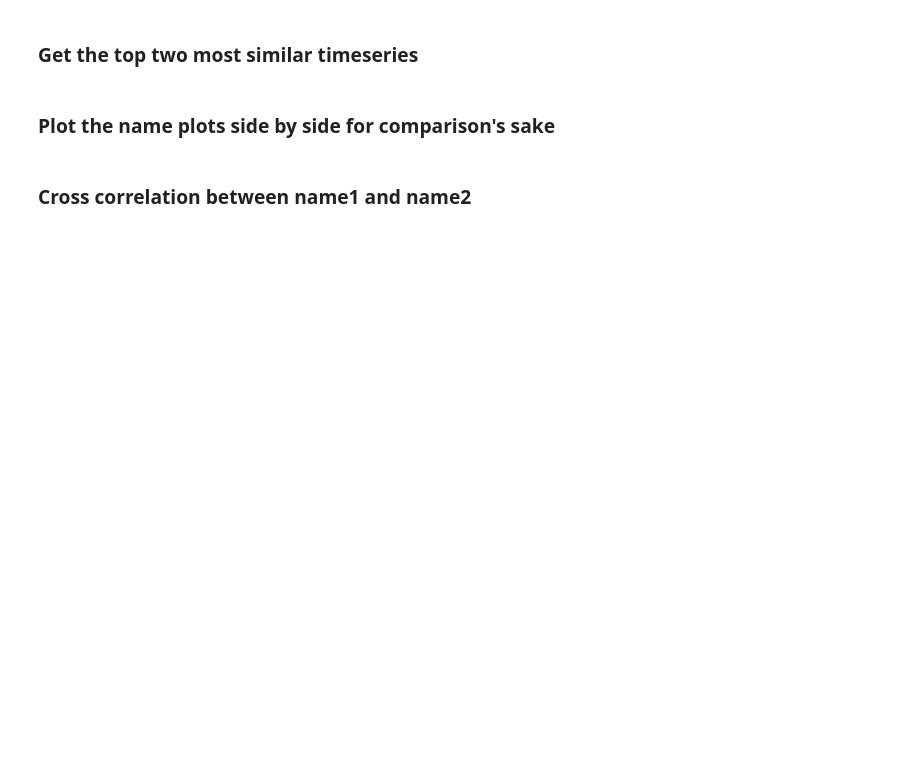
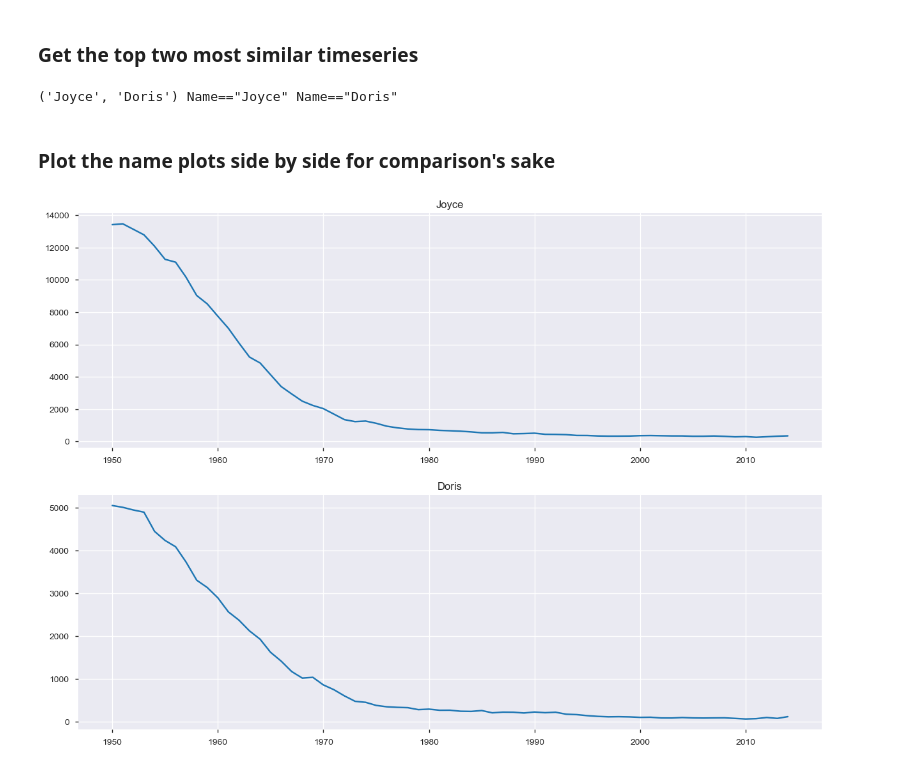
Before and after one commit to dmoore247/learning, a Jupyter notebook: Baby Name Analysis.ipynb, the cells around one changed output. Drawn from its saved outputs; the diff is of its cells as text; code cells hidden in the pictures; blank space fills up the shorter version.

```diff
--- a/Baby Name Analysis.ipynb
+++ b/Baby Name Analysis.ipynb
@@ -178,22 +287,24 @@ index=0 # top name pair
 names = (so.index[index][0], so.index[index][2])
 f1 = 'Name=="' + names[0] + '"'
 f2 = 'Name=="' + names[1] + '"'
-print names, f1, f2
+print (names, f1, f2)
 y1 = df.query(f1)[['Year', 'Count']].groupby('Year').sum()
 y2 = df.query(f2)[['Year', 'Count']].groupby('Year').sum()
+# %% [output]
+('Joyce', 'Doris') Name=="Joyce" Name=="Doris"
 # %% [markdown]
 ### Plot the name plots side by side for comparison's sake
 # %%
 #Plot the two time series
 size=15
 fig, ax = plt.subplots(2, 1, sharex='col', figsize=(size, size*.7))
 
 plt.subplot(2,1,1)
-plt.plot(y1.unstack())
-plt.title(so.index[index][0])
+plt.plot(y1)
+plt.title(str(so.index[index][0]))
 plt.subplot(2,1,2)
-plt.plot(y2.unstack())
+plt.plot(y2)
 plt.title(so.index[index][2])
 plt.show()
+# %% [output]
+[figure, added]
-# %% [markdown]
-### Cross correlation between name1 and name2
```
Also changed, not shown: parts of 17 cells of this notebook, 3 other files.
